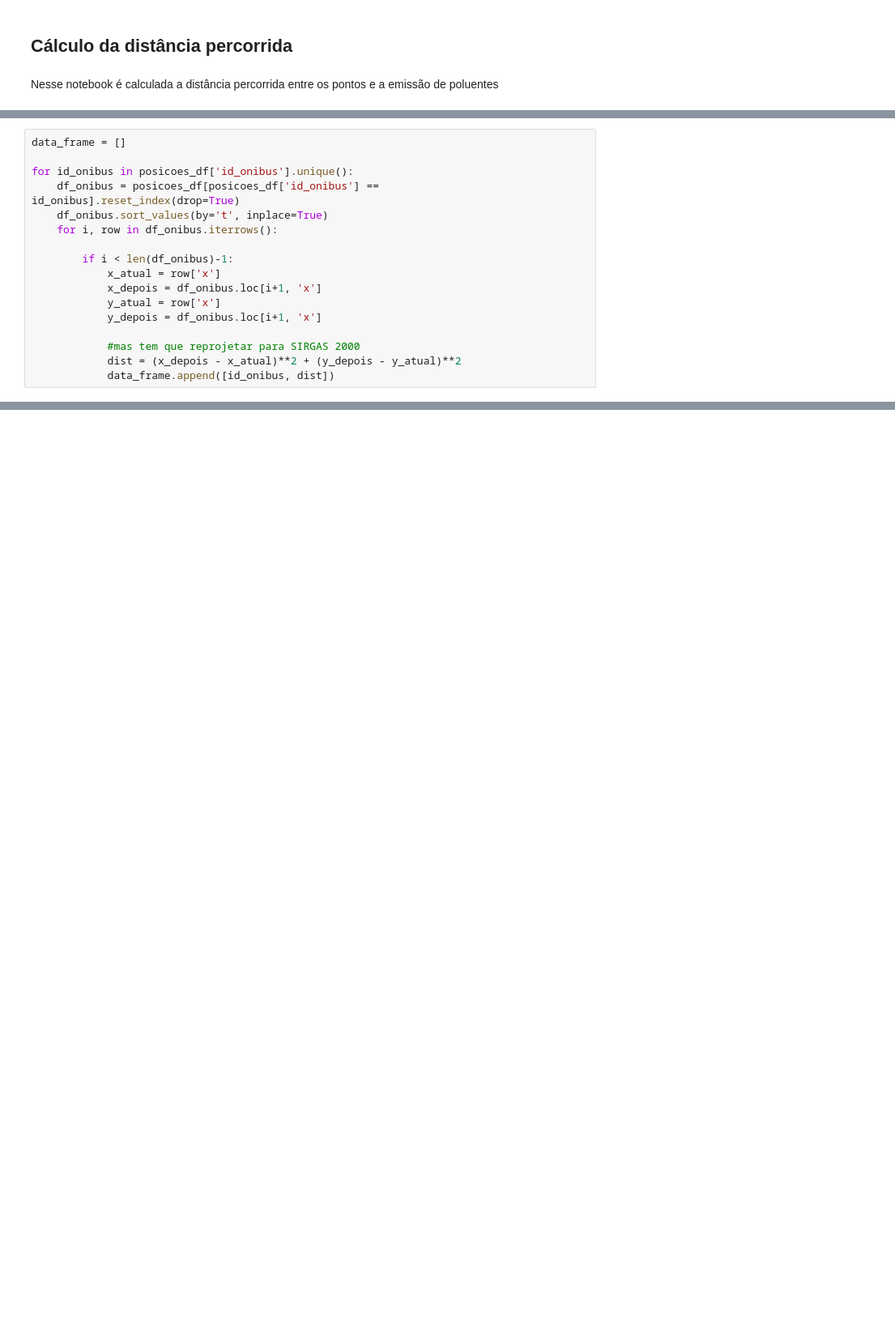
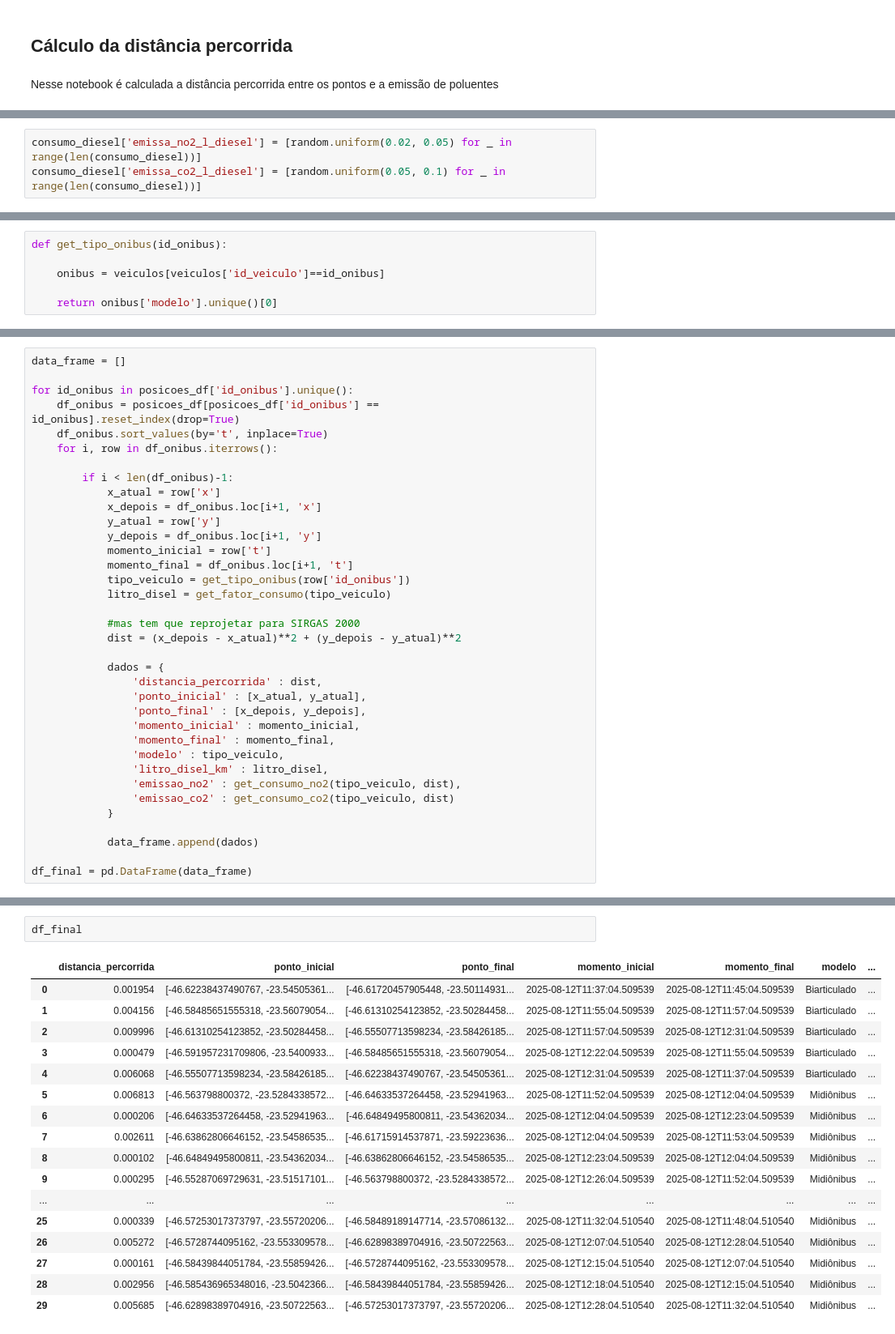
Before and after one commit to sepep-pmsp/dash_onibus_eletricos, a Jupyter notebook: 02_calculo_distancia.ipynb, the cells around one changed output, grey strips where cells are left out. Shown at 81% size. Saved outputs shown, nothing was run; the diff lists cells and outputs as text; blank space fills up the shorter version.

```diff
--- a/02_calculo_distancia.ipynb
+++ b/02_calculo_distancia.ipynb
@@ -15,0 +31,3 @@ posicoes_df = load_csv('posicoes_onibus.csv')
+# %%
+consumo_diesel['emissa_no2_l_diesel'] = [random.uniform(0.02, 0.05) for _ in range(len(consumo_diesel))]
+consumo_diesel['emissa_co2_l_diesel'] = [random.uniform(0.05, 0.1) for _ in range(len(consumo_diesel))]
@@ -15,0 +63,6 @@ posicoes_df = load_csv('posicoes_onibus.csv')
+# %%
+def get_tipo_onibus(id_onibus):
+
+    onibus = veiculos[veiculos['id_veiculo']==id_onibus]
+
+    return onibus['modelo'].unique()[0]
@@ -24,9 +106,28 @@ for id_onibus in posicoes_df['id_onibus'].unique():
         if i < len(df_onibus)-1:
             x_atual = row['x']
             x_depois = df_onibus.loc[i+1, 'x']
-            y_atual = row['x']
-            y_depois = df_onibus.loc[i+1, 'x']
+            y_atual = row['y']
+            y_depois = df_onibus.loc[i+1, 'y']
+            momento_inicial = row['t']
+            momento_final = df_onibus.loc[i+1, 't']
+            tipo_veiculo = get_tipo_onibus(row['id_onibus'])
+            litro_disel = get_fator_consumo(tipo_veiculo)
 
             #mas tem que reprojetar para SIRGAS 2000
             dist = (x_depois - x_atual)**2 + (y_depois - y_atual)**2
-            data_frame.append([id_onibus, dist])
+
+            dados = {
+                'distancia_percorrida' : dist,
+                'ponto_inicial' : [x_atual, y_atual],
+                'ponto_final' : [x_depois, y_depois],
+                'momento_inicial' : momento_inicial,
+                'momento_final' : momento_final,
+                'modelo' : tipo_veiculo,
+                'litro_disel_km' : litro_disel,
+                'emissao_no2' : get_consumo_no2(tipo_veiculo, dist),
+                'emissao_co2' : get_consumo_co2(tipo_veiculo, dist)
+            }
+
+            data_frame.append(dados)
+
+df_final = pd.DataFrame(data_frame)
@@ -52,0 +134,20 @@ pd.DataFrame(data_frame, columns = ['id_onibus', 'distancia'])
+# %%
+df_final
+# %% [output]
+|  | distancia_percorrida | ponto_inicial | ponto_final | momento_inicial | momento_final | modelo | ... |
+| 0 | 0.001954 | [-46.62238437490767, -23.54505361... | [-46.61720457905448, -23.50114931... | 2025-08-12T11:37:04.509539 | 2025-08-12T11:45:04.509539 | Biarticulado | ... |
+| 1 | 0.004156 | [-46.58485651555318, -23.56079054... | [-46.61310254123852, -23.50284458... | 2025-08-12T11:55:04.509539 | 2025-08-12T11:57:04.509539 | Biarticulado | ... |
+| 2 | 0.009996 | [-46.61310254123852, -23.50284458... | [-46.55507713598234, -23.58426185... | 2025-08-12T11:57:04.509539 | 2025-08-12T12:31:04.509539 | Biarticulado | ... |
+| 3 | 0.000479 | [-46.591957231709806, -23.5400933... | [-46.58485651555318, -23.56079054... | 2025-08-12T12:22:04.509539 | 2025-08-12T11:55:04.509539 | Biarticulado | ... |
+| 4 | 0.006068 | [-46.55507713598234, -23.58426185... | [-46.62238437490767, -23.54505361... | 2025-08-12T12:31:04.509539 | 2025-08-12T11:37:04.509539 | Biarticulado | ... |
+| 5 | 0.006813 | [-46.563798800372, -23.5284338572... | [-46.64633537264458, -23.52941963... | 2025-08-12T11:52:04.509539 | 2025-08-12T12:04:04.509539 | Midiônibus | ... |
+| 6 | 0.000206 | [-46.64633537264458, -23.52941963... | [-46.64849495800811, -23.54362034... | 2025-08-12T12:04:04.509539 | 2025-08-12T12:23:04.509539 | Midiônibus | ... |
+| 7 | 0.002611 | [-46.63862806646152, -23.54586535... | [-46.61715914537871, -23.59223636... | 2025-08-12T12:04:04.509539 | 2025-08-12T11:53:04.509539 | Midiônibus | ... |
+| 8 | 0.000102 | [-46.64849495800811, -23.54362034... | [-46.63862806646152, -23.54586535... | 2025-08-12T12:23:04.509539 | 2025-08-12T12:04:04.509539 | Midiônibus | ... |
+| 9 | 0.000295 | [-46.55287069729631, -23.51517101... | [-46.563798800372, -23.5284338572... | 2025-08-12T12:26:04.509539 | 2025-08-12T11:52:04.509539 | Midiônibus | ... |
+| ... | ... | ... | ... | ... | ... | ... | ... |
+| 25 | 0.000339 | [-46.57253017373797, -23.55720206... | [-46.58489189147714, -23.57086132... | 2025-08-12T11:32:04.510540 | 2025-08-12T11:48:04.510540 | Midiônibus | ... |
+| 26 | 0.005272 | [-46.5728744095162, -23.553309578... | [-46.62898389704916, -23.50722563... | 2025-08-12T12:07:04.510540 | 2025-08-12T12:28:04.510540 | Midiônibus | ... |
+| 27 | 0.000161 | [-46.58439844051784, -23.55859426... | [-46.5728744095162, -23.553309578... | 2025-08-12T12:15:04.510540 | 2025-08-12T12:07:04.510540 | Midiônibus | ... |
+| 28 | 0.002956 | [-46.585436965348016, -23.5042366... | [-46.58439844051784, -23.55859426... | 2025-08-12T12:18:04.510540 | 2025-08-12T12:15:04.510540 | Midiônibus | ... |
+| 29 | 0.005685 | [-46.62898389704916, -23.50722563... | [-46.57253017373797, -23.55720206... | 2025-08-12T12:28:04.510540 | 2025-08-12T11:32:04.510540 | Midiônibus | ... |
```
Also changed, not shown: parts of 10 cells of this notebook.
